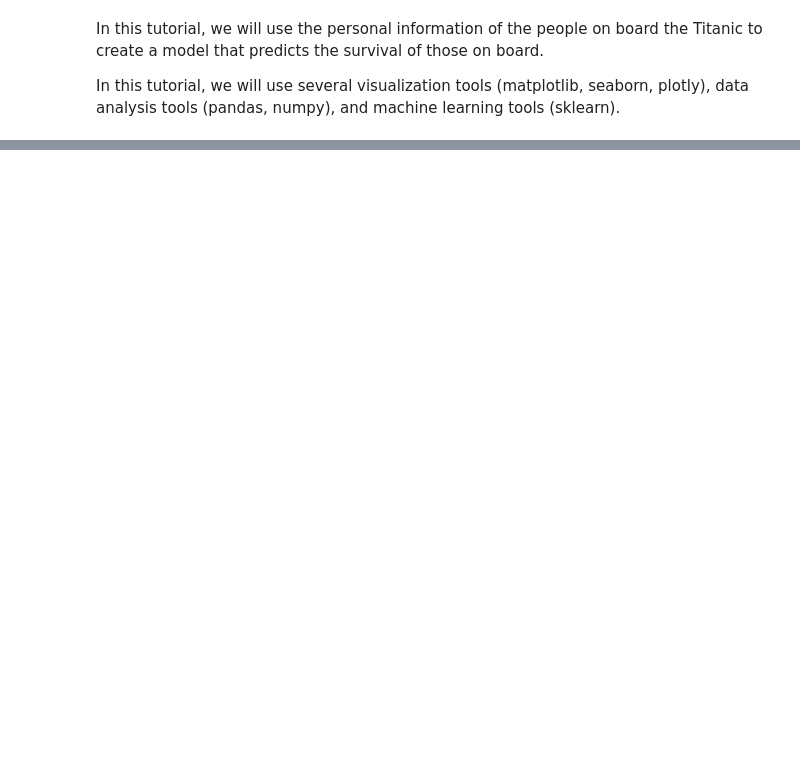
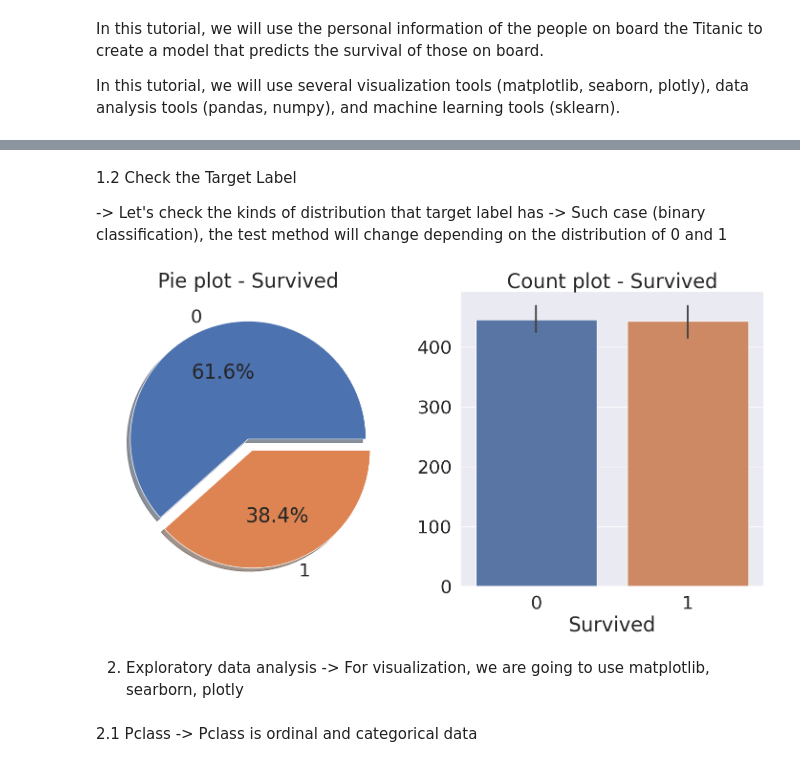
Before and after one commit to haeunkim48/Kaggle_transcription_learning, a Jupyter notebook: Titanic_Tutorial_Exploratory_data_analysis,_visualization,_machine_learning.ipynb, the cells around one changed output, grey strips where cells are left out. Drawn from its saved outputs; the diff is of its cells as text; code cells hidden in the pictures; blank space fills up the shorter version.

```diff
--- a/Titanic_Tutorial_Exploratory_data_analysis,_visualization,_machine_learning.ipynb
+++ b/Titanic_Tutorial_Exploratory_data_analysis,_visualization,_machine_learning.ipynb
@@ -32,0 +110,23 @@ Model learning and prediction - Train the model with the trainset and predict wi
+# %% [markdown]
+1.2 Check the Target Label
+
+-> Let's check the kinds of distribution that target label has
+-> Such case (binary classification), the test method will change depending on the distribution of 0 and 1
+# %%
+f, ax = plt.subplots(1, 2, figsize=(18, 8))
+
+df_train['Survived'].value_counts().plot.pie(explode=[0, 0.1], autopct='%1.1f%%', ax=ax[0], shadow=True)
+
+ax[0].set_title('Pie plot - Survived')
+ax[0].set_ylabel('')
+sns.barplot(x='Survived', y=df_train.index, data=df_train, ax=ax[1])
+ax[1].set_title('Count plot - Survived')
+plt.show()
+# %% [output]
+[figure, added]
+# %% [markdown]
+2. Exploratory data analysis
+-> For visualization, we are going to use matplotlib, searborn, plotly
+# %% [markdown]
+2.1 Pclass
+-> Pclass is ordinal and categorical data
```
Also changed, not shown: parts of 18 cells of this notebook.
